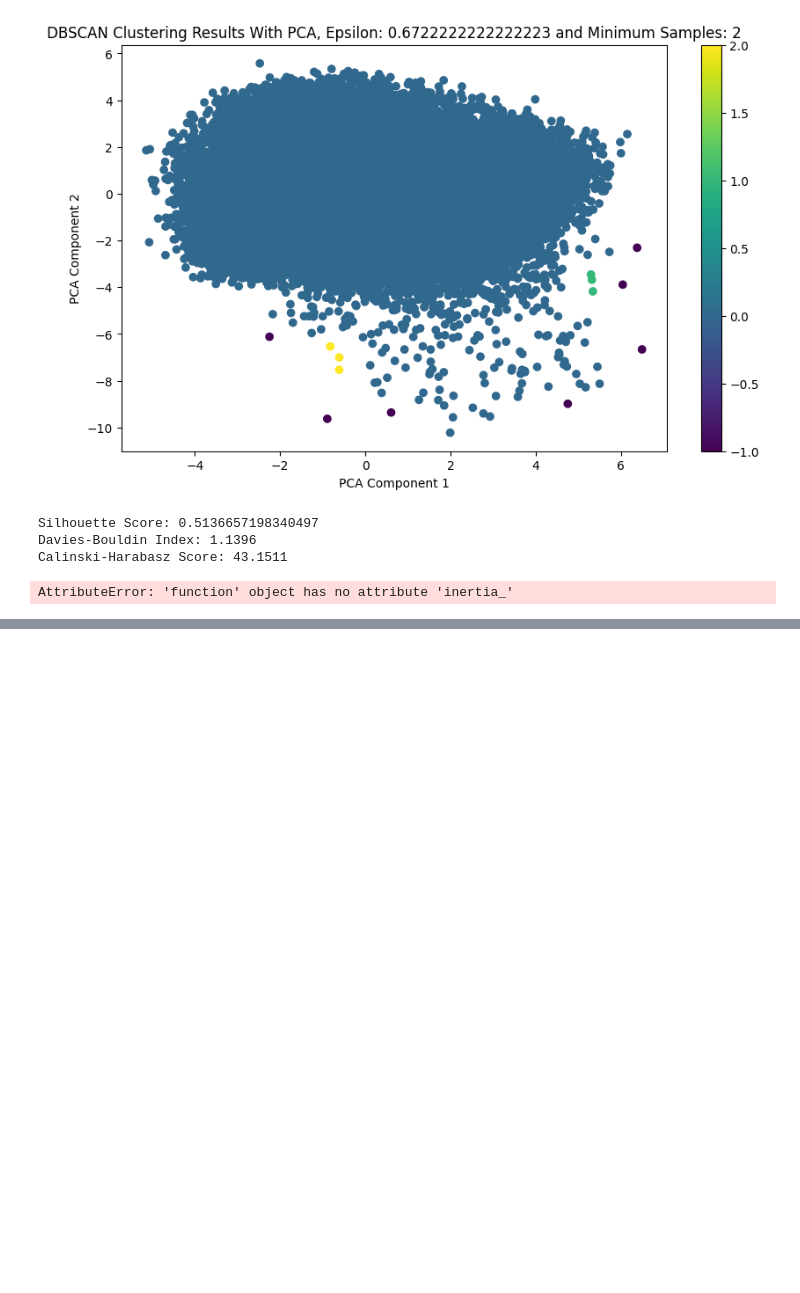
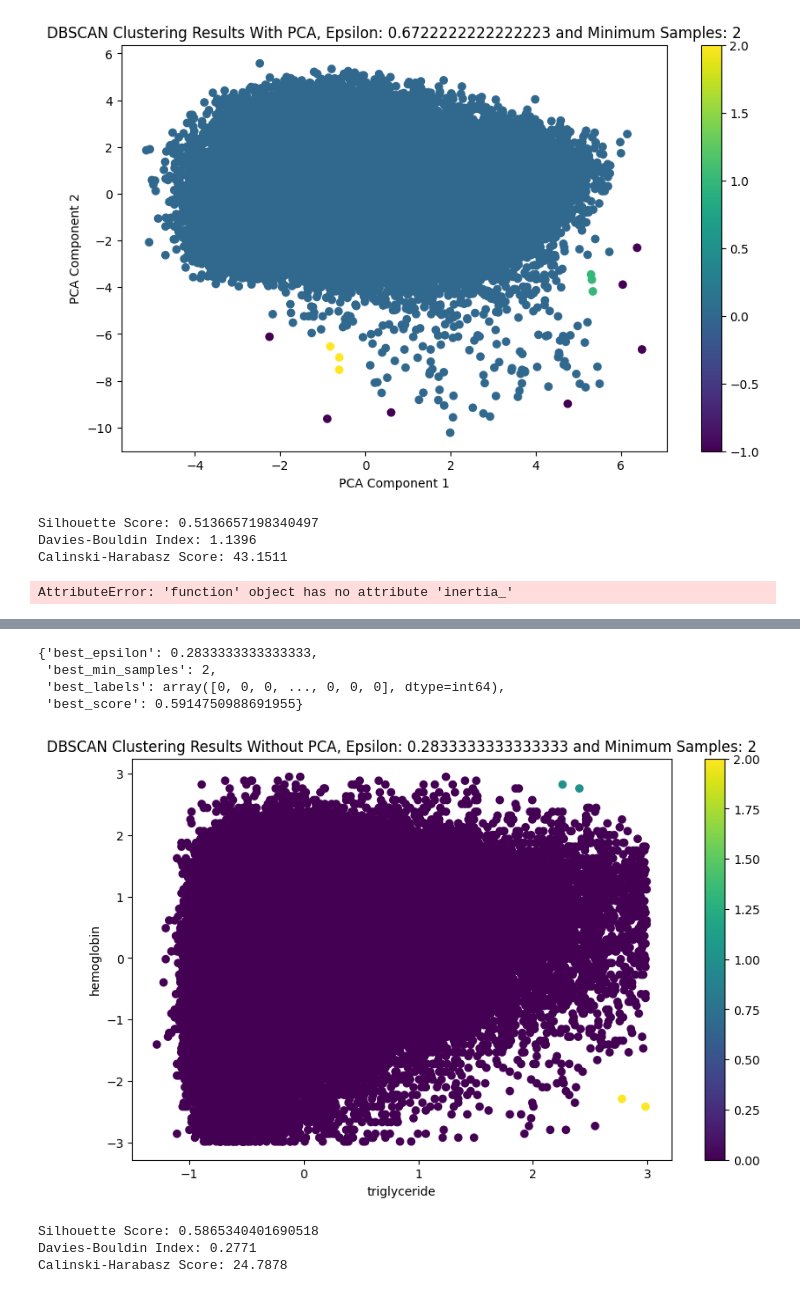
Before and after one commit to philippollmann/it3212-group7-assignment4, a Jupyter notebook: dbscan.ipynb, the cells around one changed output, grey strips where cells are left out. Saved outputs shown, nothing was run; the diff lists cells and outputs as text; code cells hidden in the pictures; blank space fills up the shorter version.

```diff
--- a/dbscan.ipynb
+++ b/dbscan.ipynb
@@ -214,0 +218,3 @@ AttributeError: 'function' object has no attribute 'inertia_'
+# %%
+X = X.sample(50000,random_state=42)
+best_dict = gridsearch_dbscan(combinations, X)
@@ -214,0 +239,52 @@ AttributeError: 'function' object has no attribute 'inertia_'
+# %%
+best_dict
+# %% [output]
+{'best_epsilon': 0.2833333333333333,
+ 'best_min_samples': 2,
+ 'best_labels': array([0, 0, 0, ..., 0, 0, 0], dtype=int64),
+ 'best_score': 0.5914750988691955}
+# %%
+# Use the best parameters to perform clustering on the full data
+# Select relevant features for clustering
+features = ['triglyceride', 'hemoglobin']
+
+# Load data, remove the target variable as well as any remaining NaN columns to be sure (none should exist after preprocessing)
+df_health_full = pd.read_csv('health_data_preprocessed.csv')
+
+df_health_full.drop('DRK_YN', axis=1,inplace=True)
+df_health_full.dropna(inplace=True)
+
+X = df_health_full.sample(100000,random_state=42)
+X = X[features]
+
+dbscan_w_optimal_parameters = DBSCAN(eps=best_dict['best_epsilon'], min_samples=best_dict['best_min_samples']).fit(X)
+
+X['cluster'] = dbscan_w_optimal_parameters.labels_
+# %%
+# Visualize the results
+plt.figure(figsize=(10, 6))
+scatter = plt.scatter(X['triglyceride'], X['hemoglobin'], c=dbscan_w_optimal_parameters.labels_, cmap='viridis')
+plt.colorbar(scatter)
+plt.title(f'DBSCAN Clustering Results Without PCA, Epsilon: {best_dict["best_epsilon"]} and Minimum Samples: {best_dict["best_min_samples"]}')
+plt.xlabel('triglyceride')
+plt.ylabel('hemoglobin')
+plt.show()
+# %% [output]
+[figure, added]
+# %%
+labels = dbscan_w_optimal_parameters.labels_
+
+silhouette_avg = silhouette_score(X, labels)
+print("Silhouette Score:", silhouette_avg)
+
+# Calculate Davies-Bouldin Index
+db_index = davies_bouldin_score(X, labels)
+print(f'Davies-Bouldin Index: {db_index:.4f}')
+
+# Calculate Calinski-Harabasz Index
+ch_score = calinski_harabasz_score(X, labels)
+print(f'Calinski-Harabasz Score: {ch_score:.4f}')
+# %% [output]
+Silhouette Score: 0.5865340401690518
+Davies-Bouldin Index: 0.2771
+Calinski-Harabasz Score: 24.7878
```
Also changed, not shown: parts of 18 cells of this notebook.
